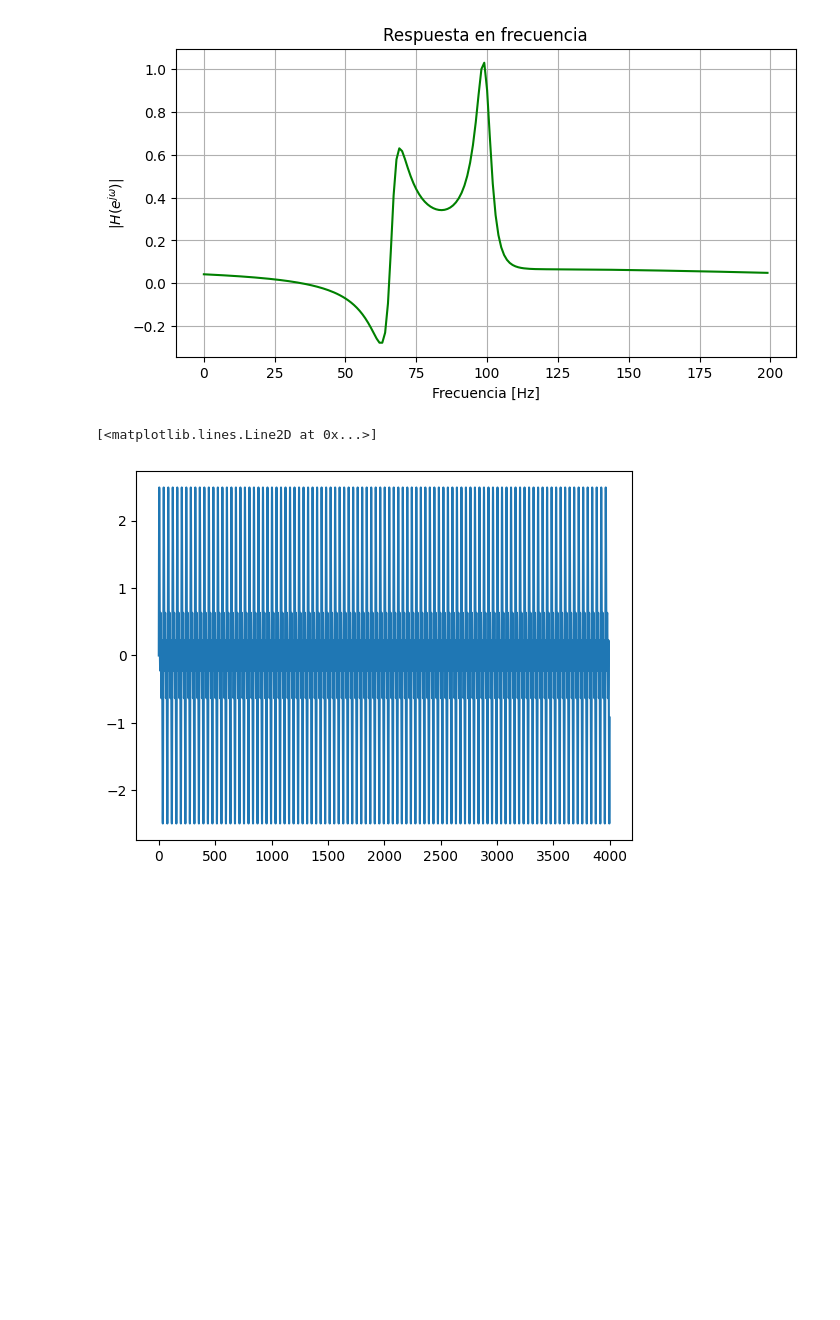
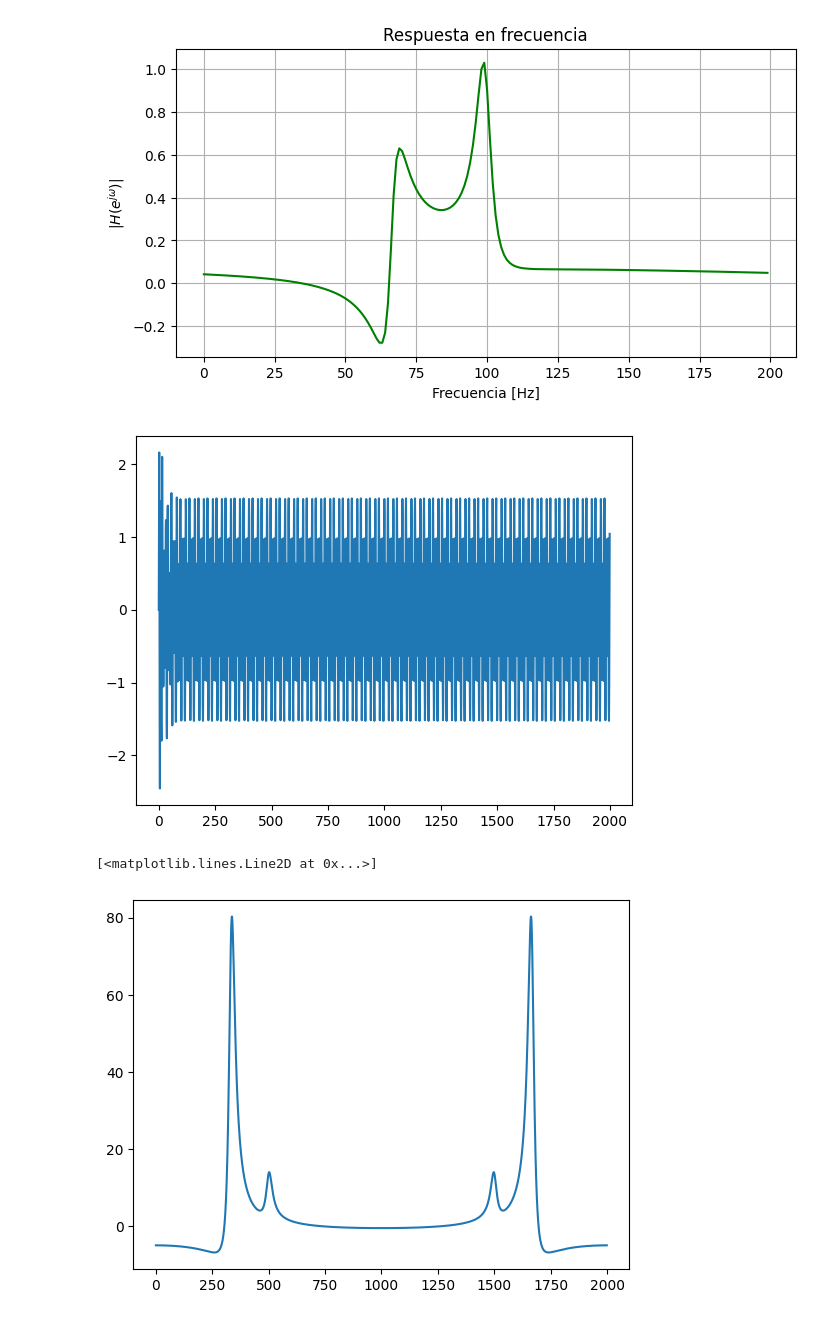
Before and after one commit to DayubMateo/PDS_2026_IIA, a Jupyter notebook: unidad-3-4 Filtros IIR Fir/PDS_TP_1.ipynb, the cells around one changed output. Cells and saved outputs as stored; diff of their text form; code cells hidden in the pictures; blank space fills up the shorter version.

```diff
--- a/unidad_3-4 Filtros IIR Fir/PDS_TP_1.ipynb
+++ b/unidad-3-4 Filtros IIR Fir/PDS_TP_1.ipynb
@@ -142,7 +143,26 @@ def senoidal(N, frecs, frecM):
 
     return senoidal_final
 # %%
-plt.plot(senoidal(10,[10,20,30],400))
+n = 10
+frec_senoidales = [15,25]
+frec_muestreo = 200
+puntos = n * frec_muestreo
+senial = senoidal(n,frec_senoidales,frec_muestreo)
+
+
+sos = signal.zpk2sos(ceros, polos, 1)
+
+# 2. Aplicar el filtro directamente a la señal en el tiempo
+senial_filtrada = signal.sosfilt(sos, senial)
+
+# 3. Si quieres evitar el desfase (filtrado hacia adelante y atrás)
+senial_filtrada_zero_phase = signal.sosfiltfilt(sos, senial)
+s_filter_frec = fft(senial_filtrada_zero_phase,puntos)
+
+plt.plot(senial_filtrada)
+plt.show()
+plt.plot(s_filter_frec)
 # %% [output]
+[figure, new version]
 [<matplotlib.lines.Line2D at 0x...>]
-[figure, old version]
+[figure, added]
```
Also changed, not shown: parts of 2 cells of this notebook, 5 other files.
